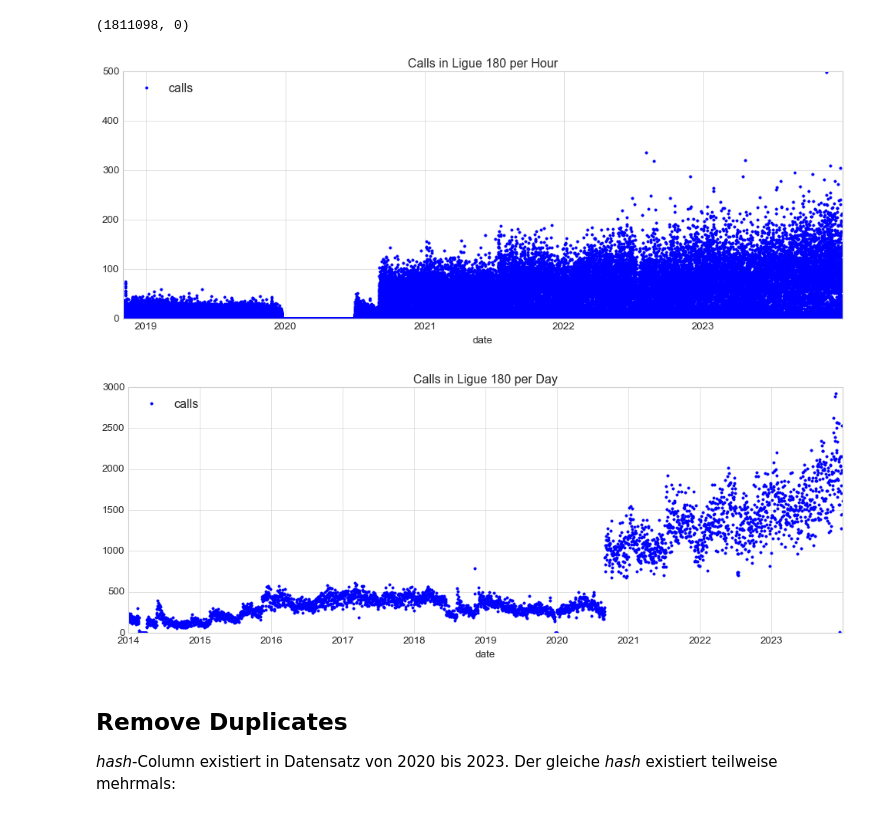
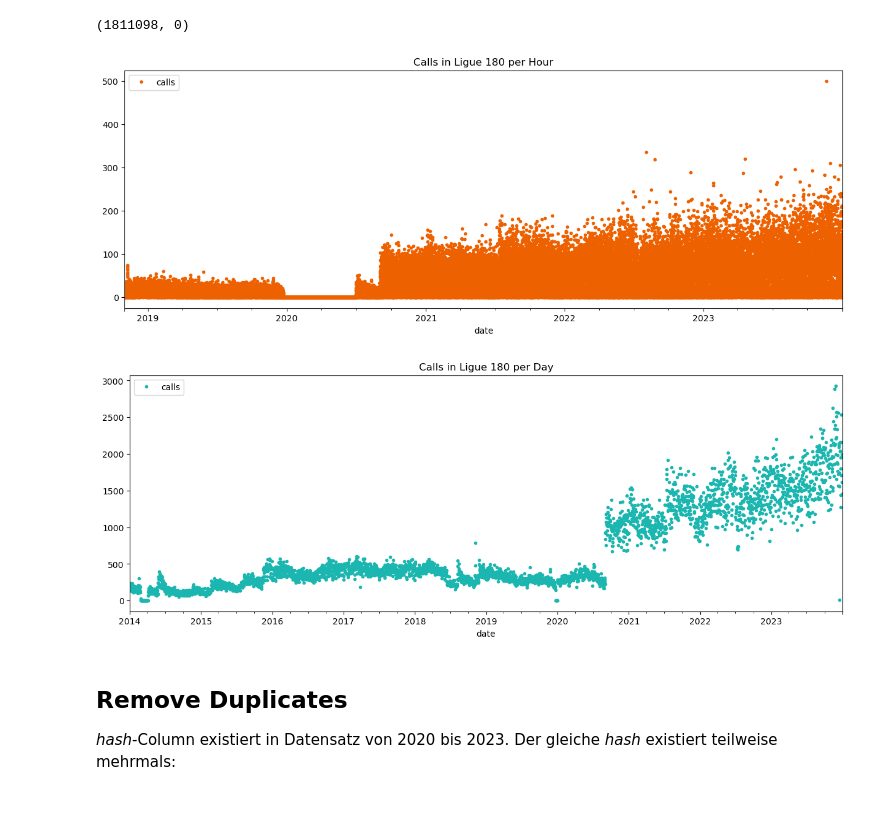
Before and after one commit to ChiaraVM/HotlineDemandPrediction_Ligue180, a Jupyter notebook: 00Data_preparation_time.ipynb, the cells around one changed output. Drawn from its saved outputs; the diff is of its cells as text; code cells hidden in the pictures.

```diff
--- a/00Data_preparation_time.ipynb
+++ b/00Data_preparation_time.ipynb
@@ -1,8 +1,14 @@
 # %%
 import pandas as pd
 import numpy as np
+import seaborn as sns
 import matplotlib.pyplot as plt
+import matplotlib.ticker as mtick
 import masterarbeit_style
+import sklearn
+from pypalettes import load_cmap
+# Festlegen der Farben
+cmap = load_cmap("Apricot")
 # %% [markdown]
 # Preparation of the Time Prediction Analysis Data
 Die vorliegenden Daten eignen sich so noch nicht für eine Analyse, es müssen noch einige Vorverarbeitungsschritte durchgeführt werden:
@@ -101,13 +107,13 @@ df_hourly.set_index('date', inplace=True)
 df_daily = data_call_all.resample('d').size().reset_index(name='calls')
 df_daily.set_index('date', inplace=True)
 # %%
-df_hourly.plot(style='.', figsize=(15,5), title='Calls in Ligue 180 per Hour')
+df_hourly.plot(style='.', color = cmap.colors[1], figsize=(15,5), title='Calls in Ligue 180 per Hour')
 plt.show()
-df_daily.plot(style='.', figsize=(15,5), title='Calls in Ligue 180 per Day')
+df_daily.plot(style='.', color = cmap.colors[3], figsize=(15,5), title='Calls in Ligue 180 per Day')
 plt.show()
 # %% [output]
-[figure, old version]
+[figure, new version]
-[figure, old version]
+[figure, new version]
 # %% [markdown]
 ## Remove Duplicates
 *hash*-Column existiert in Datensatz von 2020 bis 2023. Der gleiche *hash* existiert teilweise mehrmals:
```
Also changed, not shown: parts of 43 cells of this notebook.
